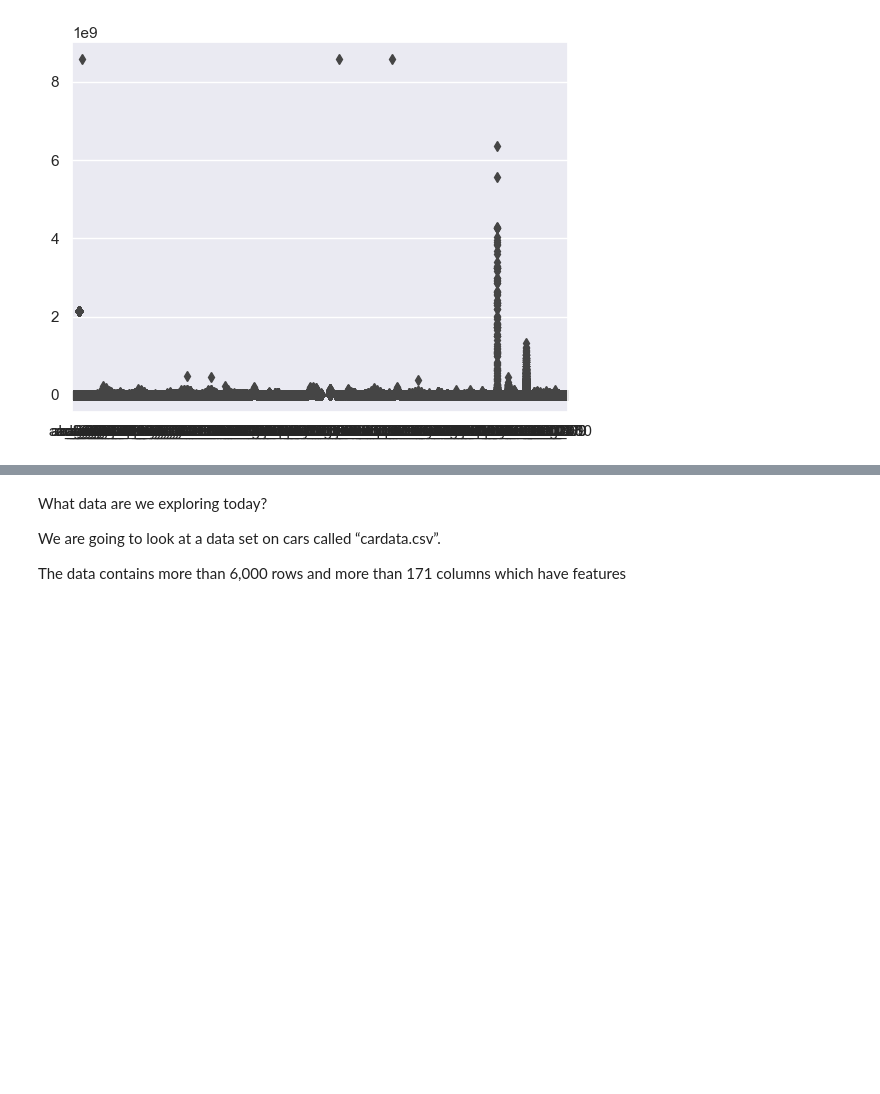
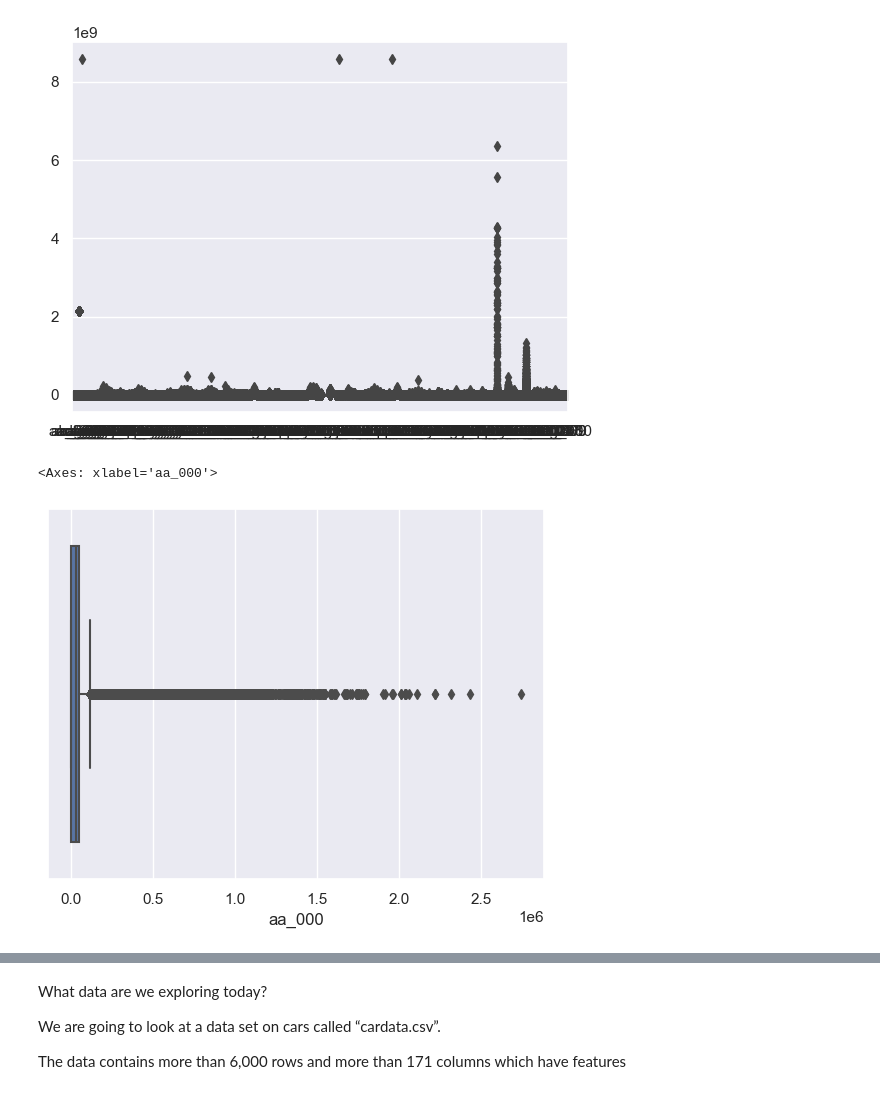
Before and after one commit to sba23416/SBA23416-Data_PreP_CA1, a Jupyter notebook: HodanMohamedAbdi_DataPrepHDip_CA1.ipynb, the cells around one changed output, grey strips where cells are left out. Drawn from its saved outputs; the diff is of its cells as text; code cells hidden in the pictures; blank space fills up the shorter version.

Commit message:
sns.boxplots

```diff
--- a/HodanMohamedAbdi_DataPrepHDip_CA1.ipynb
+++ b/HodanMohamedAbdi_DataPrepHDip_CA1.ipynb
@@ -234,3 +234,8 @@ sns.boxplot(data=aps_failure_df)
 # %% [output]
 <Axes: >
 [figure]
+# %%
+sns.boxplot(x=aps_failure_df["aa_000"])
+# %% [output]
+<Axes: xlabel='aa_000'>
+[figure, added]
```
Also changed, not shown: parts of 35 cells of this notebook.
